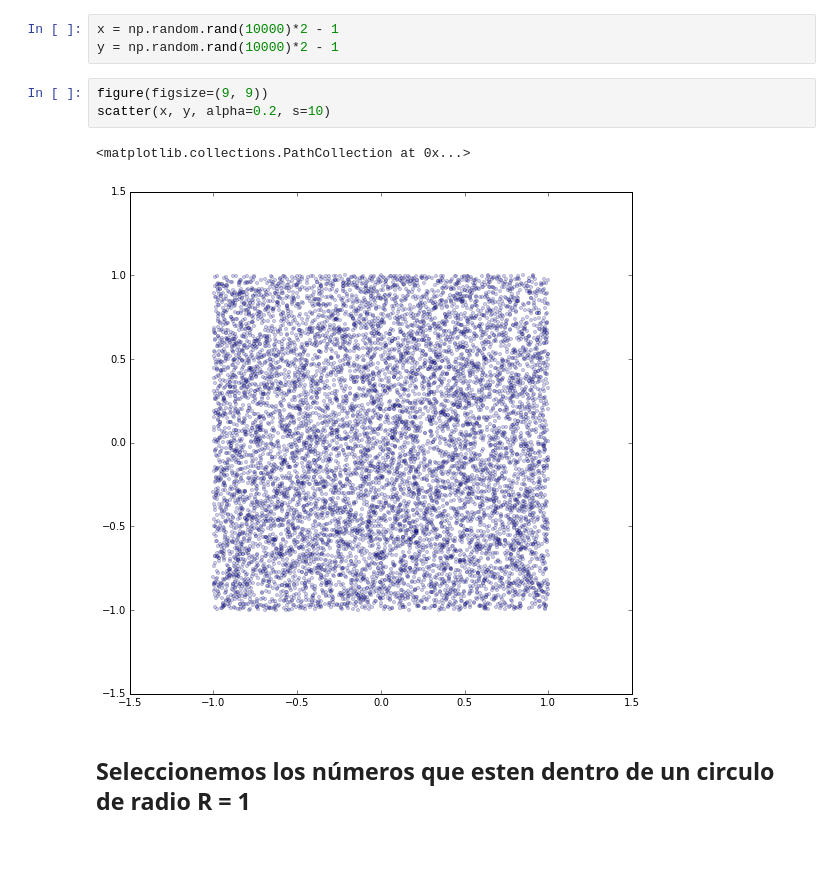
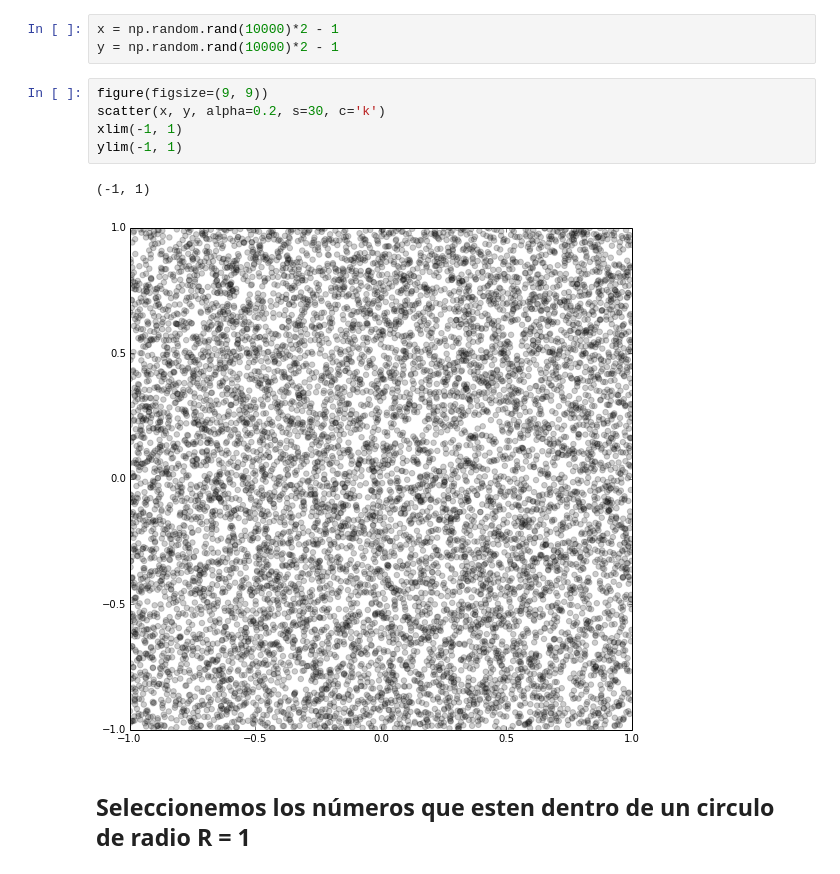
Before and after one commit to ComputoCienciasUniandes/HerramientasComputacionales, a Jupyter notebook: Lectures/12.Monte-Carlo/Monte-Carlo.ipynb, the cells around one changed output. Saved outputs shown, nothing was run; the diff lists cells and outputs as text.

```diff
--- a/Lectures/12.Monte-Carlo/Monte-Carlo.ipynb
+++ b/Lectures/12.Monte-Carlo/Monte-Carlo.ipynb
@@ -60,10 +60,12 @@ x = np.random.rand(10000)*2 - 1
 y = np.random.rand(10000)*2 - 1
 # %%
 figure(figsize=(9, 9))
-scatter(x, y, alpha=0.2, s=10)
+scatter(x, y, alpha=0.2, s=30, c='k')
+xlim(-1, 1)
+ylim(-1, 1)
 # %% [output]
-<matplotlib.collections.PathCollection at 0x...>
+(-1, 1)
-[figure, old version]
+[figure, new version]
 # %% [markdown]
 ## Seleccionemos los números que esten dentro de un circulo de radio R = 1
 # %%
```
Also changed, not shown: parts of 13 cells of this notebook.
